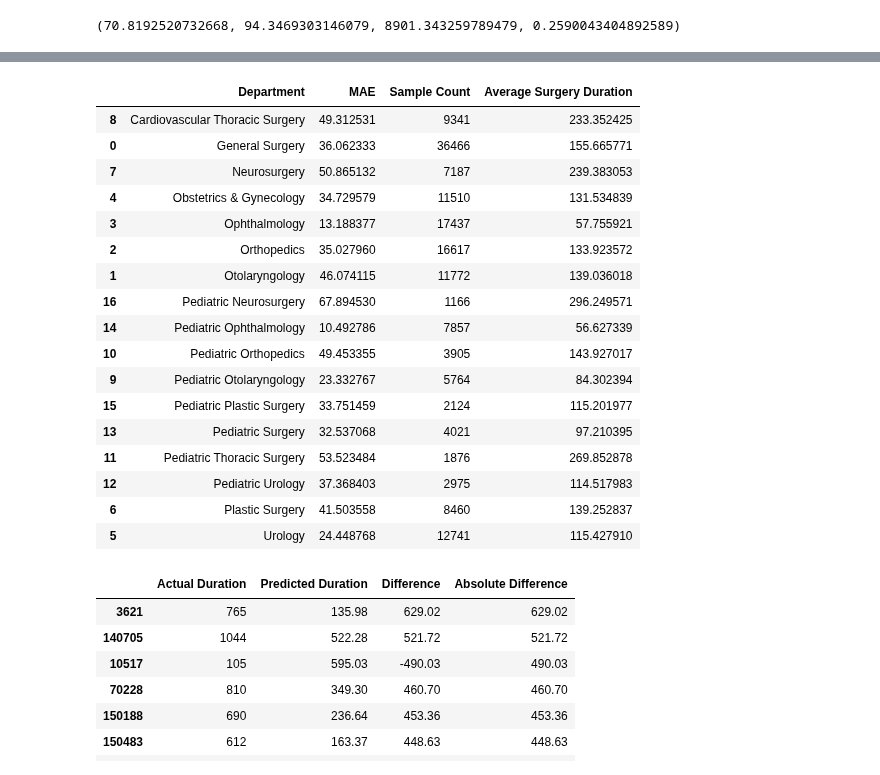
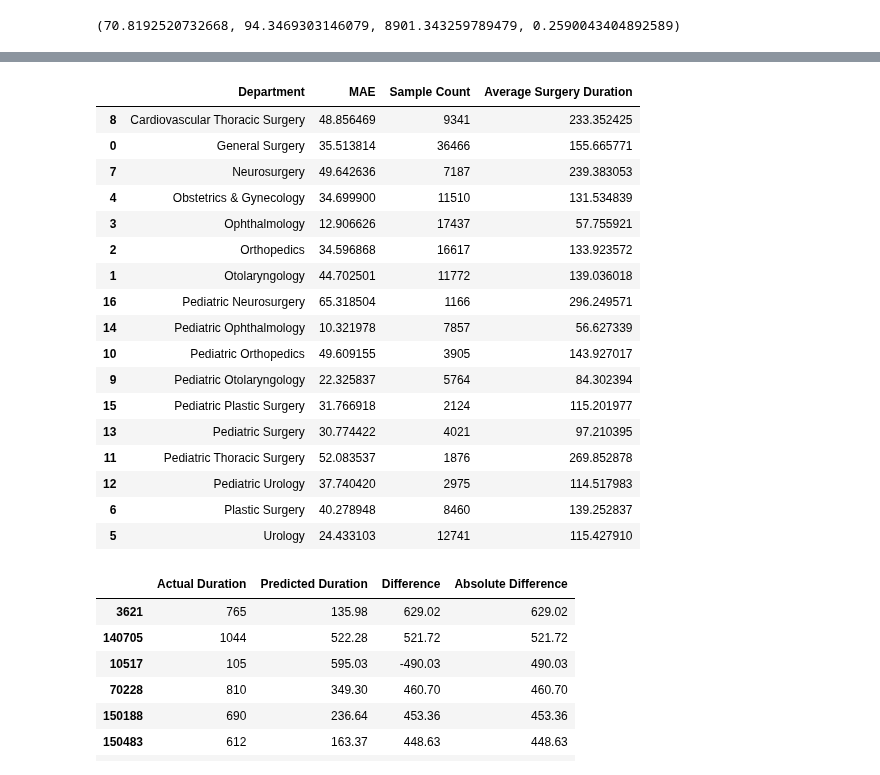
Before and after one commit to devguno/Surgical-Duration-Prediction, a Jupyter notebook: 0104변형 copy.ipynb, the cells around one changed output, grey strips where cells are left out. Drawn from its saved outputs; the diff is of its cells as text; code cells hidden in the pictures.

```diff
--- a/0104변형 copy.ipynb
+++ b/0104변형 copy.ipynb
@@ -41,22 +41,23 @@ surgeon_mae, surgeon_rmse, surgeon_mse, surgeon_r2
 from sklearn.model_selection import train_test_split
 
 # Removing unnecessary columns
-df.drop(columns=['note_id', 'person_id', 'surgeon_estimated_op_time', 'final_op_name'], inplace=True)
+df.drop(columns=['note id', 'person id', 'surgeon estimated op time', 'final op name'], inplace=True)
 
 # Encoding binary columns
-binary_cols = ['condition_source_value', 'op_code', 'surgeon_id', 'ward', 'admission_department', 'surgery_room']
+binary_cols = ['condition source value']
 for col in binary_cols:
     df[col] = df[col].astype('category').cat.codes
 
 # One-hot encoding for other categorical columns
-one_hot_cols = ['surgical_department', 'op_timing', 'month', 'anesthesia_type',
-                'day_of_the_week', 'asa_class', 'week_of_the_month',
-                'division', 'previous_surgery', 'emergency_status', 'gender_source_value']
+one_hot_cols = ['surgical department', 'op timing', 'month', 'anesthesia type',
+                'day of the week', 'asa class', 'week of the month',
+                'division', 'previous surgery', 'emergency status', 'gender source value', 'surgeon id', 'ward',
+                'admission department', 'surgery room', 'op code']
 df_encoded = pd.get_dummies(df, columns=one_hot_cols)
 
 # Splitting the data
-X_all = df_encoded.drop("surgery_duration", axis=1)
-y_all = df_encoded["surgery_duration"]
+X_all = df_encoded.drop("surgery duration", axis=1)
+y_all = df_encoded["surgery duration"]
 X_train_all, X_test_all, y_train_all, y_test_all = train_test_split(X_all, y_all, test_size=0.2, random_state=42)
 
 # Displaying the first few rows of the resulting dataframe
@@ -180,63 +155,63 @@ dept_sample_counts = {}
 actual_surgery_durations = {}
 
 for dept in departments:
-    dept_col_name = 'surgical_department_' + dept
+    dept_col_name = 'surgical department_' + dept
     dept_data = df_encoded[df_encoded[dept_col_name] == 1]
 
     # Storing the number of samples per department
     dept_sample_counts[dept] = len(dept_data)
 
     if len(dept_data) > 0:
-        X_dept = dept_data.drop('surgery_duration', axis=1)
-        y_dept = dept_data['surgery_duration']
+        X_dept = dept_data.drop('surgery duration', axis=1)
+        y_dept = dept_data['surgery duration']
 
         # Actual surgery durations for each department
         actual_surgery_durations[dept] = y_dept
 
         # Splitting the data for the department
         X_train_dept, X_test_dept, y_train_dept, y_test_dept = train_test_split(X_dept, y_dept, test_size=0.2, random_state=42)
 
         # Training the model with default parameters
         default_model = RandomForestRegressor(random_state=42)
         default_model.fit(X_train_dept, y_train_dept)
         default_models[dept] = default_model
 
         # Predicting on the test set
         dept_predictions = default_model.predict(X_test_dept)
         default_predictions[dept] = dept_predictions
 
         # Calculating MAE for each department
         dept_mae = mean_absolute_error(y_test_dept, dept_predictions)
         default_mae[dept] = dept_mae
 
 # Preparing the data for visualization
 dept_data_for_visualization = pd.DataFrame({
     'Department': default_mae.keys(),
     'MAE': default_mae.values(),
     'Sample Count': [dept_sample_counts[dept] for dept in default_mae.keys()],
     'Average Surgery Duration': [actual_surgery_durations[dept].mean() for dept in default_mae.keys()]
 })
 
 dept_data_for_visualization.sort_values(by='Department')
 # %% [output]
 |  | Department | MAE | Sample Count | Average Surgery Duration |
-| 8 | Cardiovascular Thoracic Surgery | 49.312531 | 9341 | 233.352425 |
-| 0 | General Surgery | 36.062333 | 36466 | 155.665771 |
-| 7 | Neurosurgery | 50.865132 | 7187 | 239.383053 |
-| 4 | Obstetrics & Gynecology | 34.729579 | 11510 | 131.534839 |
-| 3 | Ophthalmology | 13.188377 | 17437 | 57.755921 |
-| 2 | Orthopedics | 35.027960 | 16617 | 133.923572 |
-| 1 | Otolaryngology | 46.074115 | 11772 | 139.036018 |
-| 16 | Pediatric Neurosurgery | 67.894530 | 1166 | 296.249571 |
-| 14 | Pediatric Ophthalmology | 10.492786 | 7857 | 56.627339 |
-| 10 | Pediatric Orthopedics | 49.453355 | 3905 | 143.927017 |
-| 9 | Pediatric Otolaryngology | 23.332767 | 5764 | 84.302394 |
-| 15 | Pediatric Plastic Surgery | 33.751459 | 2124 | 115.201977 |
-| 13 | Pediatric Surgery | 32.537068 | 4021 | 97.210395 |
-| 11 | Pediatric Thoracic Surgery | 53.523484 | 1876 | 269.852878 |
-| 12 | Pediatric Urology | 37.368403 | 2975 | 114.517983 |
-| 6 | Plastic Surgery | 41.503558 | 8460 | 139.252837 |
-| 5 | Urology | 24.448768 | 12741 | 115.427910 |
+| 8 | Cardiovascular Thoracic Surgery | 48.856469 | 9341 | 233.352425 |
+| 0 | General Surgery | 35.513814 | 36466 | 155.665771 |
+| 7 | Neurosurgery | 49.642636 | 7187 | 239.383053 |
+| 4 | Obstetrics & Gynecology | 34.699900 | 11510 | 131.534839 |
+| 3 | Ophthalmology | 12.906626 | 17437 | 57.755921 |
+| 2 | Orthopedics | 34.596868 | 16617 | 133.923572 |
+| 1 | Otolaryngology | 44.702501 | 11772 | 139.036018 |
+| 16 | Pediatric Neurosurgery | 65.318504 | 1166 | 296.249571 |
+| 14 | Pediatric Ophthalmology | 10.321978 | 7857 | 56.627339 |
+| 10 | Pediatric Orthopedics | 49.609155 | 3905 | 143.927017 |
+| 9 | Pediatric Otolaryngology | 22.325837 | 5764 | 84.302394 |
+| 15 | Pediatric Plastic Surgery | 31.766918 | 2124 | 115.201977 |
+| 13 | Pediatric Surgery | 30.774422 | 4021 | 97.210395 |
+| 11 | Pediatric Thoracic Surgery | 52.083537 | 1876 | 269.852878 |
+| 12 | Pediatric Urology | 37.740420 | 2975 | 114.517983 |
+| 6 | Plastic Surgery | 40.278948 | 8460 | 139.252837 |
+| 5 | Urology | 24.433103 | 12741 | 115.427910 |
 # %%
 # Extracting predictions and actual values for the 'General Surgery' department
 dept_name = 'General Surgery'
```
Also changed, not shown: parts of 8 cells of this notebook, 1 other file.
